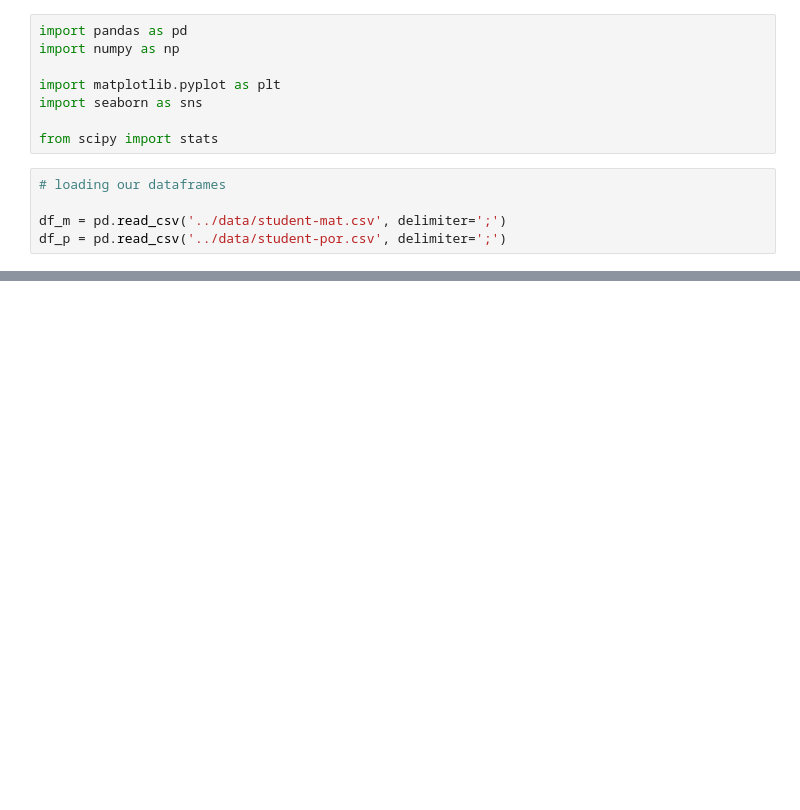
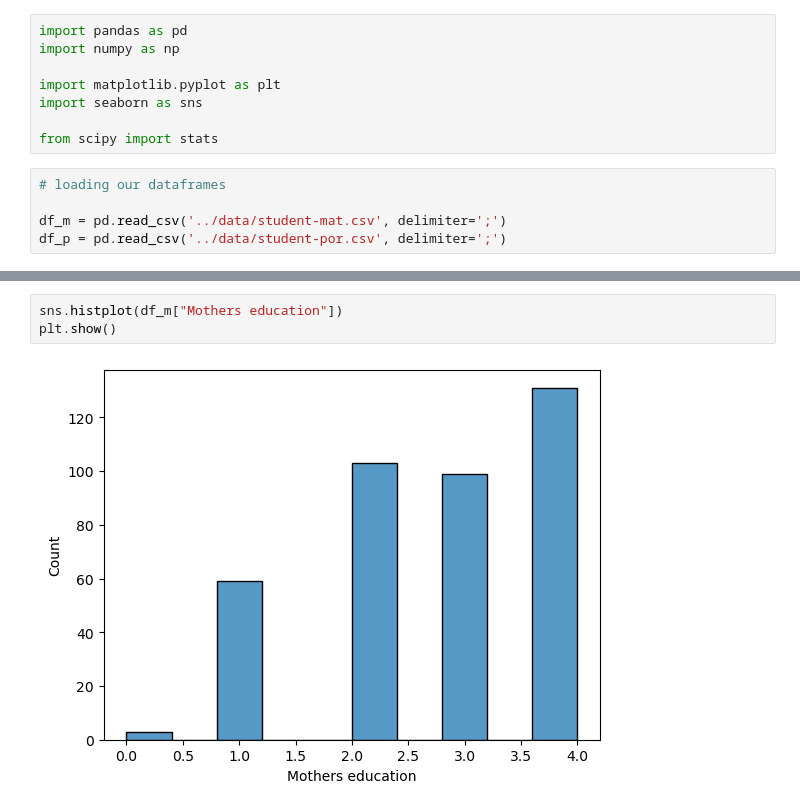
Before and after one commit to cshields164/end-of-phase1-project, a Jupyter notebook: code/01explore.ipynb, the cells around one changed output, grey strips where cells are left out. Cells and saved outputs as stored; diff of their text form; blank space fills up the shorter version.

```diff
--- a/code/01explore.ipynb
+++ b/code/01explore.ipynb
@@ -25,0 +74,5 @@ df_m.describe()
+# %%
+sns.histplot(df_m["Mothers education"])
+plt.show()
+# %% [output]
+[figure, added]
```
Also changed, not shown: parts of 28 cells of this notebook.
